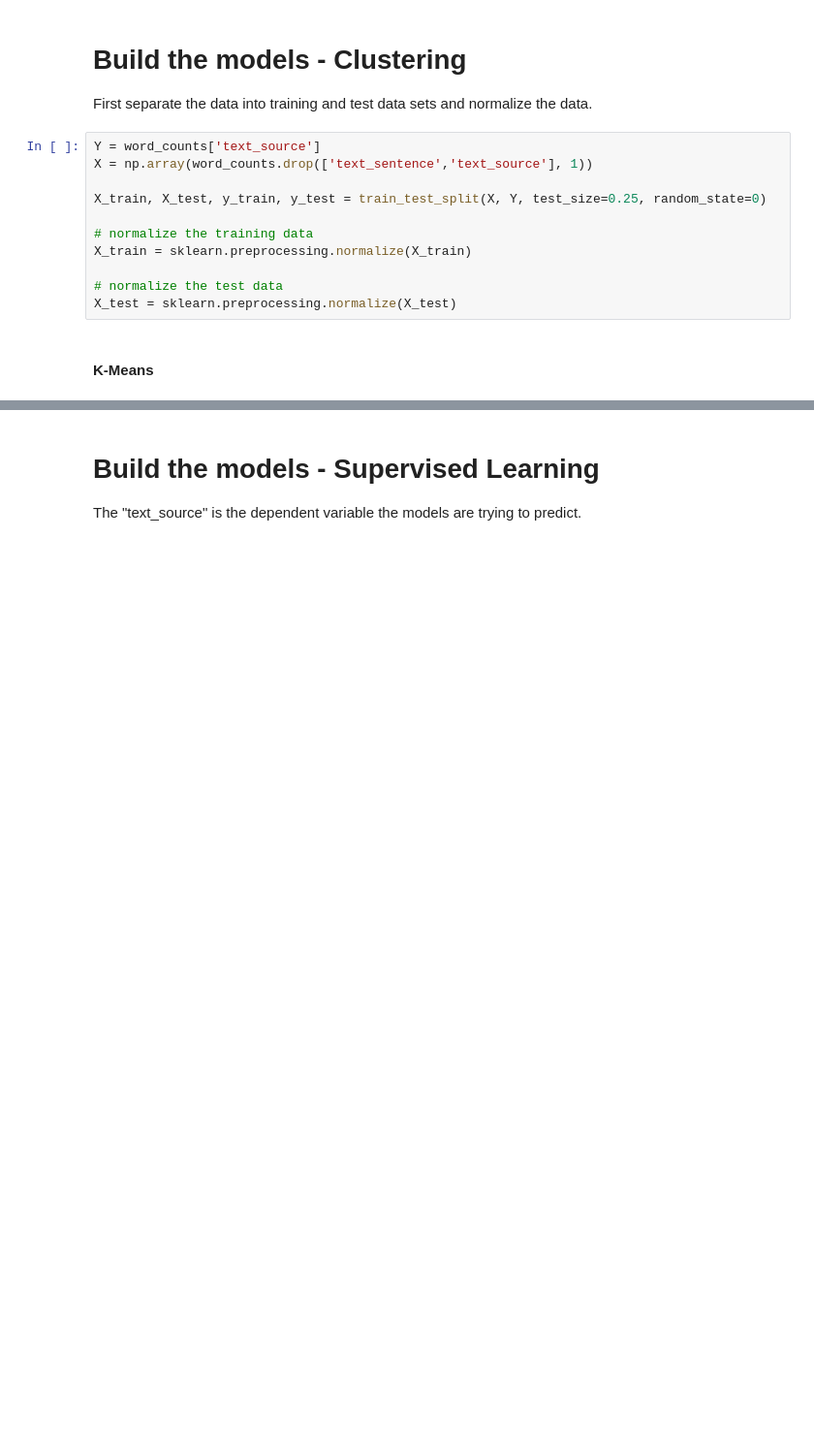
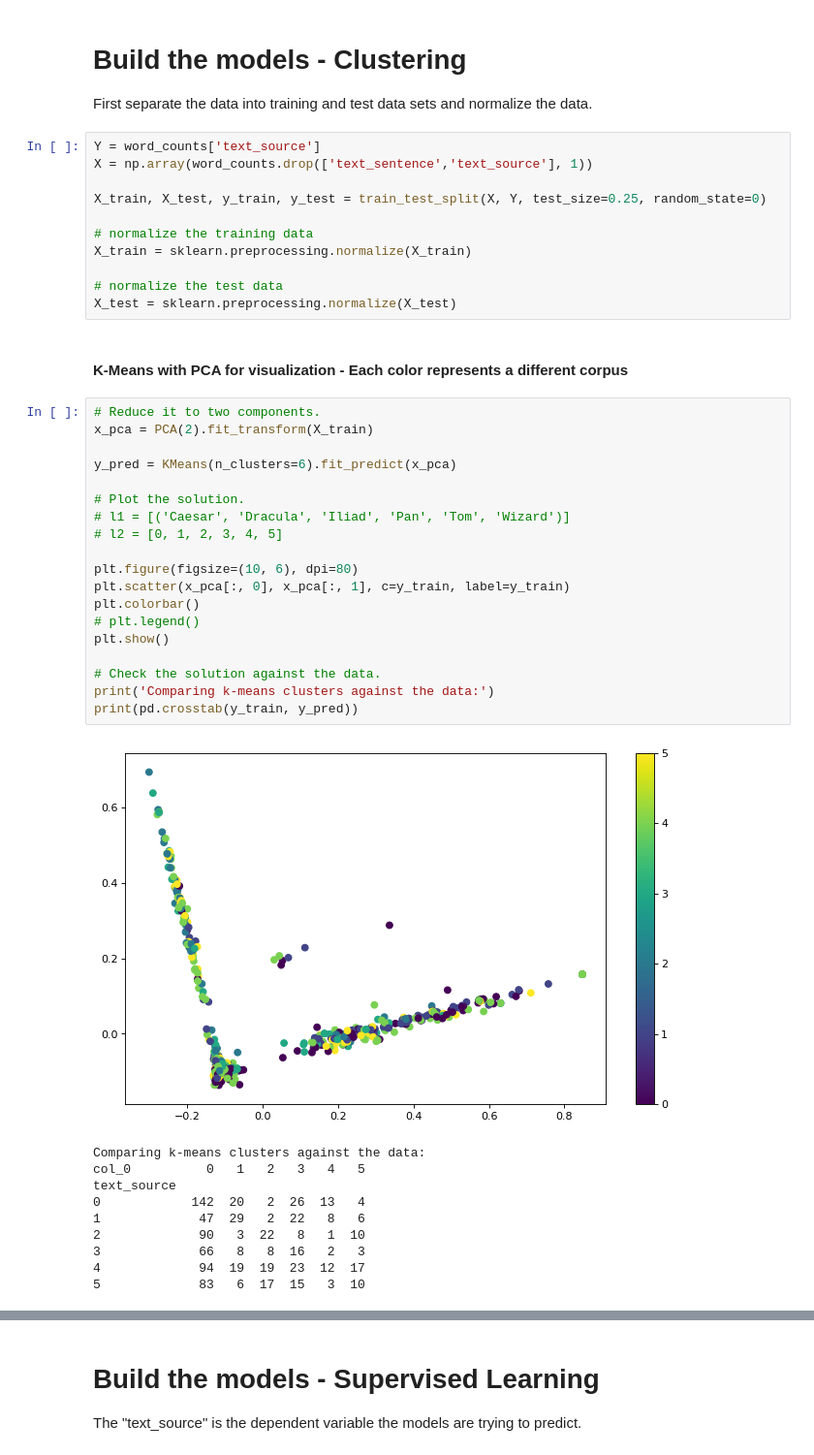
Before and after one commit to etterfred/Thinkful, a Jupyter notebook: Unsupervised_Capstone.ipynb, the cells around one changed output, grey strips where cells are left out. Shown at 97% size. Saved outputs shown, nothing was run; the diff lists cells and outputs as text; blank space fills up the shorter version.

```diff
--- a/Unsupervised_Capstone.ipynb
+++ b/Unsupervised_Capstone.ipynb
@@ -414,5 +419,35 @@ X_train = sklearn.preprocessing.normalize(X_train)
 
 # normalize the test data
 X_test = sklearn.preprocessing.normalize(X_test)
-# %% [markdown]
-#### K-Means
+# %% [markdown]
+#### K-Means with PCA for visualization - Each color represents a different corpus
+# %%
+# Reduce it to two components.
+x_pca = PCA(2).fit_transform(X_train)
+
+y_pred = KMeans(n_clusters=6).fit_predict(x_pca)
+
+# Plot the solution.
+# l1 = [('Caesar', 'Dracula', 'Iliad', 'Pan', 'Tom', 'Wizard')]
+# l2 = [0, 1, 2, 3, 4, 5]
+
+plt.figure(figsize=(10, 6), dpi=80)
+plt.scatter(x_pca[:, 0], x_pca[:, 1], c=y_train, label=y_train)
+plt.colorbar()
+# plt.legend()
+plt.show()
+
+# Check the solution against the data.
+print('Comparing k-means clusters against the data:')
+print(pd.crosstab(y_train, y_pred))
+# %% [output]
+[figure, added]
+Comparing k-means clusters against the data:
+col_0          0   1   2   3   4   5
+text_source
+0            142  20   2  26  13   4
+1             47  29   2  22   8   6
+2             90   3  22   8   1  10
+3             66   8   8  16   2   3
+4             94  19  19  23  12  17
+5             83   6  17  15   3  10
```
Also changed, not shown: parts of 49 cells of this notebook.
